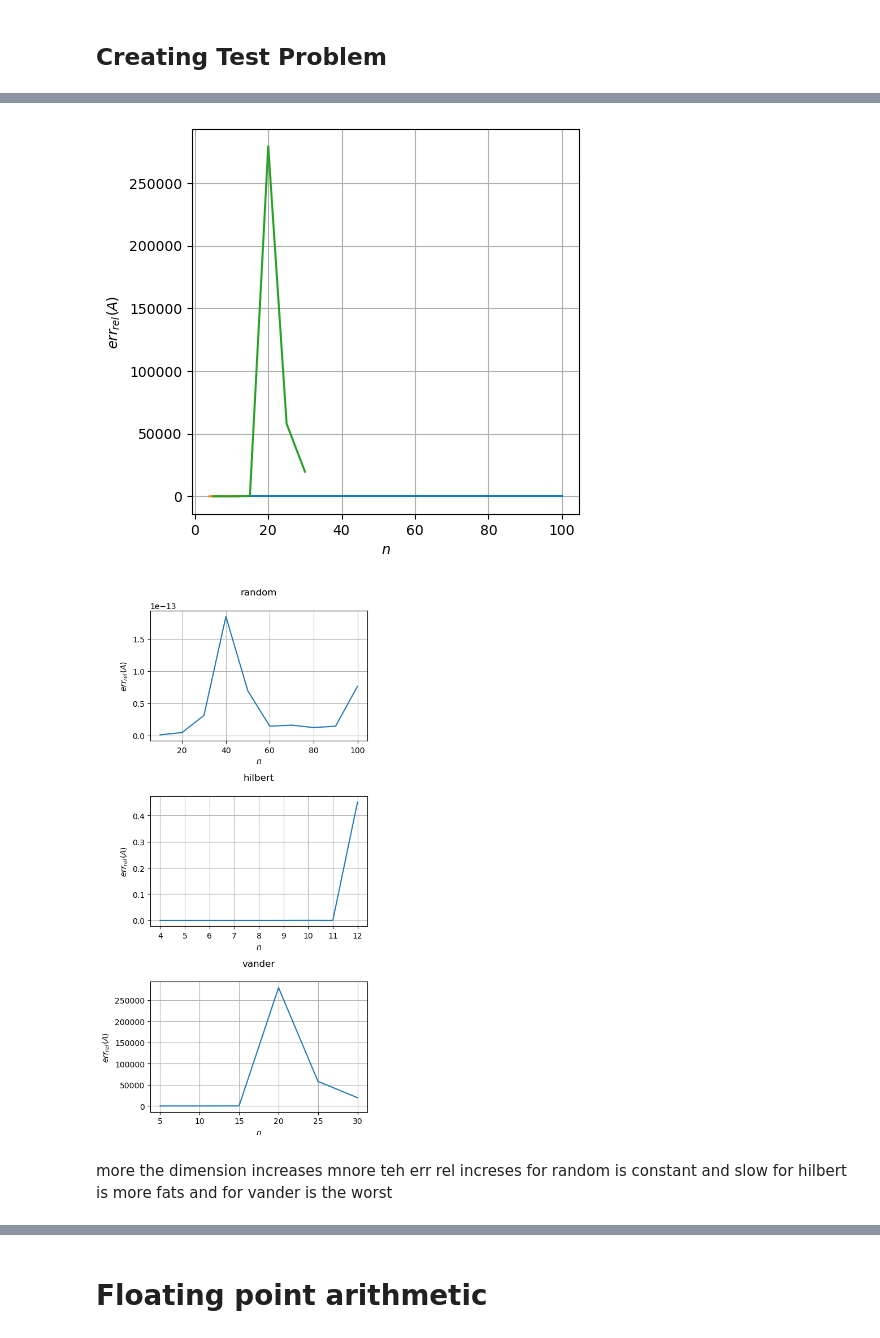
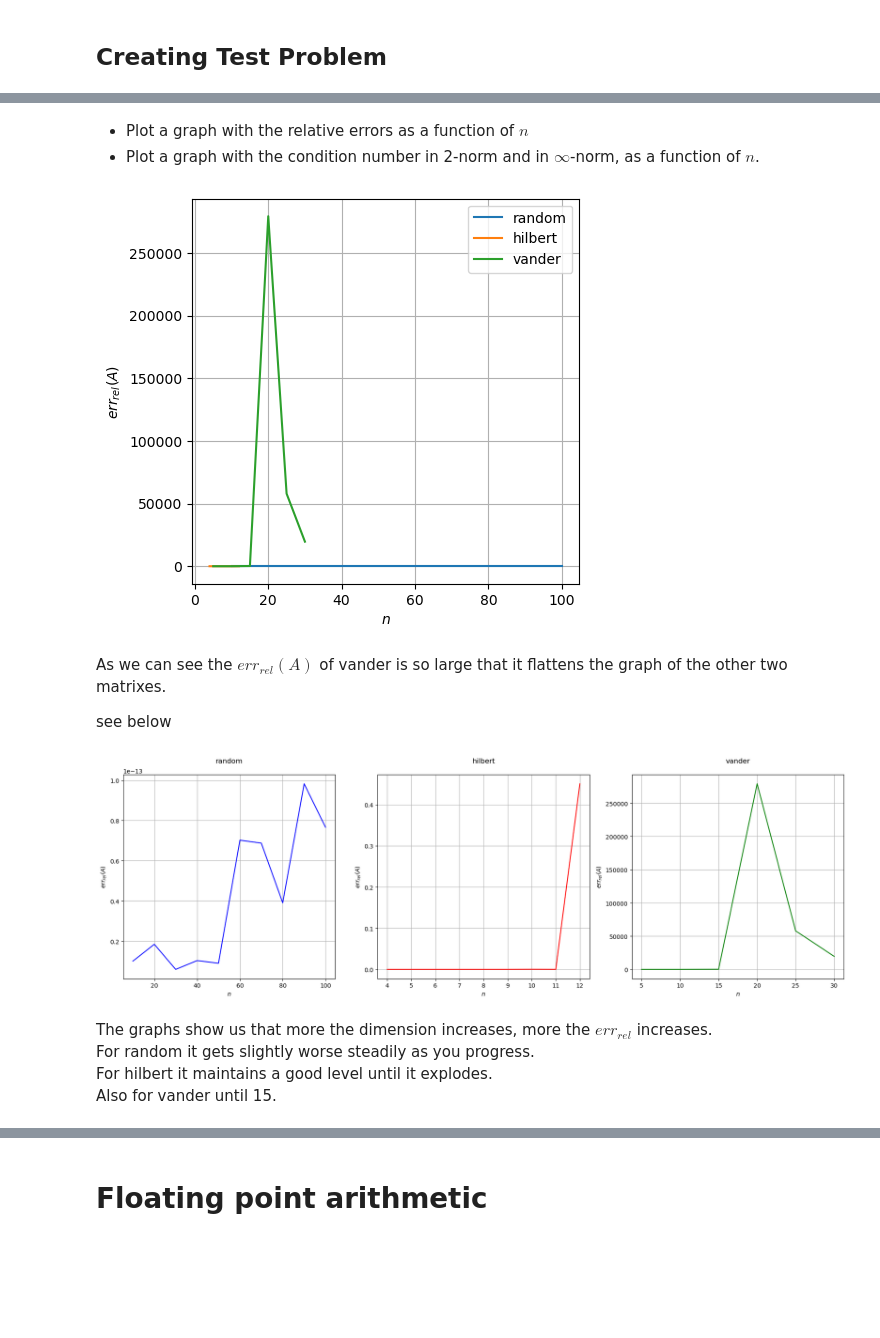
Before and after one commit to 26leonardo/homework_ssm_unibo, a Jupyter notebook: homework1.ipynb, the cells around one changed output, grey strips where cells are left out. Drawn from its saved outputs; the diff is of its cells as text; code cells hidden in the pictures; blank space fills up the shorter version.

```diff
--- a/homework1.ipynb
+++ b/homework1.ipynb
@@ -80,13 +82,15 @@ N_dict = {
 # %%
+VERBOSE = False
 conditions_2 = {}
 conditions_inf = {}
 conditions = [conditions_2, conditions_inf]
 rel_errors = {}
 for key in matrix_dict:
-    print("--------------------")
-    print(key)
-    print("--------------------")
-    print(" ")
+    if VERBOSE:
+        print("--------------------")
+        print(key)
+        print("--------------------")
+        print(" ")
     rel_errors[key] = []
     conditions_2[key] = []
     conditions_inf[key] = []
@@ -94,7 +98,8 @@ for key in matrix_dict:
         # Extract the singular matrix
         A = matrix_dict[key][i]
         n = A.shape[0]
-        print("matrix shape = ", A.shape)
+        if VERBOSE:
+            print("matrix shape = ", A.shape)
 
         # Solution by construction
         x_true = np.ones((n, ))
@@ -106,16 +111,21 @@ for key in matrix_dict:
         # Computing the relative error
         E_rel = np.linalg.norm(x_true - x_sol, 2) / np.linalg.norm(x_true, 2)
         rel_errors[key].append(E_rel)
-        print("The relative error is ", E_rel)
+        if VERBOSE:
+            print("The relative error is ", E_rel)
 
         # Calculate the condition number in second norm
         cond_2_norm = np.linalg.cond(A, p = 2)
         conditions_2[key].append(cond_2_norm)
-        print("Condition number (2-norm):", cond_2_norm)
+        print(f"The  K_2  of {key} with dimension {n} is ",check_conditioning(n, cond_2_norm))
+        if VERBOSE:
+            print("Condition number (2-norm):", cond_2_norm)
 
         # Calculate the condition number in infinity norm
         cond_inf_norm = np.linalg.cond(A, p = np.inf)
         conditions_inf[key].append(cond_inf_norm)
-        print("Condition number (inf-norm):", cond_inf_norm)
-        print(" ")
+        print(f"The K_inf of {key} with dimension {n} is",check_conditioning(n, cond_inf_norm))
+        if VERBOSE:
+            print("Condition number (inf-norm):", cond_inf_norm)
+            print(" ")
 # %% [output]
@@ -141,31 +160,43 @@ Condition number (inf-norm): 2.4729336568414145e+22
+# %% [markdown]
+- Plot a graph with the relative errors as a function of $n$
+- Plot a graph with the condition number in 2-norm and in $\infty$-norm, as a function of $n$.
 # %%
 plt.figure(figsize=(5, 5))
 
 for i in matrix_dict:
-    plt.plot(N_dict[i], rel_errors[i])
+    plt.plot(N_dict[i], rel_errors[i], label=i)
 plt.grid()
+plt.legend()
 plt.xlabel(r"$n$")
 plt.ylabel(r"$ err_{rel}(A)$")
 plt.show()
 # %% [output]
-[figure, old version]
+[figure, new version]
+# %% [markdown]
+As we can see the $err_{rel}(A)$ of vander is so large that it flattens the graph of the other two matrixes.
+
+see below
 # %%
-plt.figure(figsize=(5, 10))
+plt.figure(figsize=(18, 6))
 j = 0
+colors = ['b', 'r', 'g']
 for i in matrix_dict:
-    plt.subplot(3, 1, j+1)
+    plt.subplot(1, 3, j+1)
     plt.title(i, pad=20)
-    plt.plot(N_dict[i], rel_errors[i])
+    plt.plot(N_dict[i], rel_errors[i], color=colors[j], label=i)
     plt.grid()
     plt.xlabel(r"$n$")
     plt.ylabel(r"$ err_{rel}(A)$")
     j += 1
 plt.tight_layout()
 plt.show()
 # %% [output]
-[figure, old version]
+[figure, new version]
-# %% [markdown]
-more the dimension increases mnore teh err rel increses for random is constant and slow for hilbert is more fats and for vander is the worst
+# %% [markdown]
+The graphs show us that more the dimension increases, more the $err_{rel}$ increases.
+For random it gets slightly worse steadily as you progress.
+For hilbert it maintains a good level until it explodes.
+Also for vander until 15.
 # %%
 plt.figure(figsize=(5, 10))
 j = 0
```
Also changed, not shown: parts of 23 cells of this notebook.
